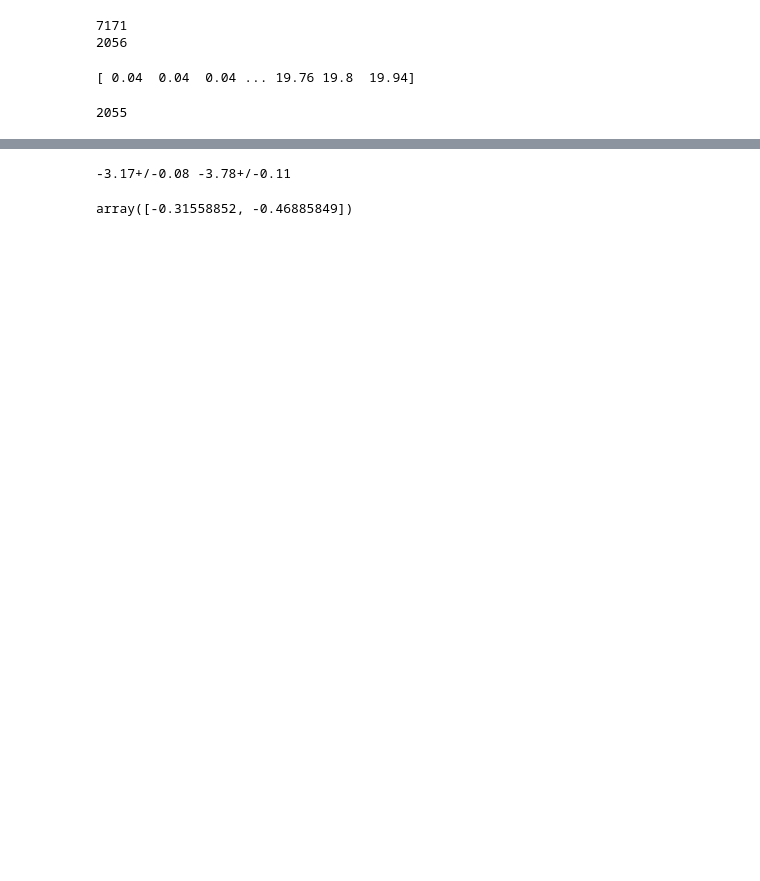
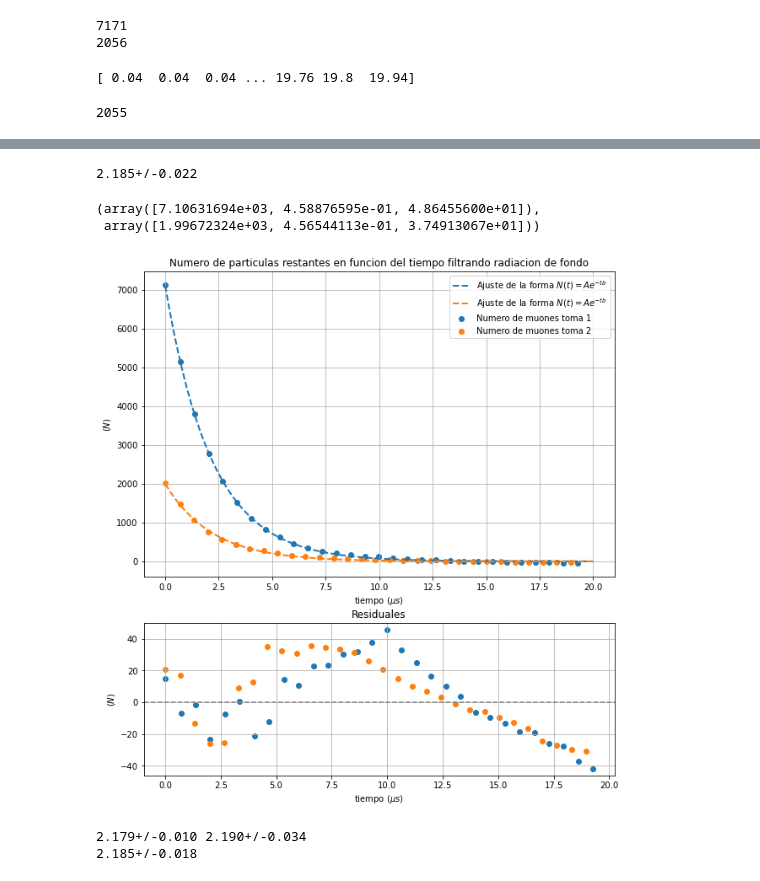
Before and after one commit to andresarias1105/Experimentos, a Jupyter notebook: Muones_fit.ipynb, the cells around one changed output, grey strips where cells are left out. Cells and saved outputs as stored; diff of their text form; code cells hidden in the pictures; blank space fills up the shorter version.

```diff
--- a/Muones_fit.ipynb
+++ b/Muones_fit.ipynb
@@ -266,12 +219,66 @@ plt.savefig("MuonDecayLinear.pdf",format="pdf")
-# %%
-b1l=ufloat(poptl[0],np.sqrt(pcovl[0,0]))
-b2l=ufloat(popt2l[0],np.sqrt(pcov2l[0,0]))
-t_obs1l=1/b1l
-t_obs2l=1/b2l
-print(t_obs1l,t_obs2l)
-# %% [output]
--3.17+/-0.08 -3.78+/-0.11
-# %%
-poptl
-# %% [output]
-array([-0.31558852, -0.46885849])
+# %%
+print(np.mean([t_obs1,t_obs2]))
+# %% [output]
+2.185+/-0.022
+# %%
+popt,popt2
+# %% [output]
+(array([7.10631694e+03, 4.58876595e-01, 4.86455600e+01]),
+ array([1.99672324e+03, 4.56544113e-01, 3.74913067e+01]))
+# %%
+def fit_lin(X,m,c):
+    return m*X+c
+
+def fit_exp2(X,a,b):
+    return a*np.exp(-b*X)
+
+fil1=(N_t[:-1]-popt[2])
+fil2=(N_t2[:-1]-popt2[2])
+fig3,(ax5,ax6)=plt.subplots(2,1,figsize=(10,11),gridspec_kw={'height_ratios': [2, 1]})
+
+poptf, pcovf = curve_fit(fit_exp2,bin_edges[:-1],fil1,maxfev=2000)
+x=np.linspace(0,20,100)
+ax5.plot(x, fit_exp2(x,*poptf), linewidth=2, label="Ajuste de la forma $N(t)=Ae^{-tb}$",ls="--")
+ax5.scatter(bin_edges[:-1],fil1,label="Numero de muones toma 1")
+
+popt2f, pcov2f = curve_fit(fit_exp2,bin_edges2[:-1],fil2,maxfev=1000)
+x=np.linspace(0,20,100)
+ax5.plot(x, fit_exp2(x,*popt2f), linewidth=2, label="Ajuste de la forma $N(t)=Ae^{-tb}$",ls="--")
+ax5.scatter(bin_edges2[:-1],fil2,label="Numero de muones toma 2")
+
+
+Residuals1l=fil1-fit_exp2(bin_edges[:-1],*poptf)
+ax6.scatter(bin_edges[:-1],Residuals1l)
+
+Residuals2l=fil2-fit_exp2(bin_edges[:-1],*popt2f)
+ax6.scatter(bin_edges2[:-1],Residuals2l)
+ax6.axhline(y=0,ls="--",c="gray")
+
+ax5.set_title("Numero de particulas restantes en funcion del tiempo filtrando radiacion de fondo")
+ax6.set_title("Residuales")
+
+ax5.set_xlabel("tiempo ($\mu s$)")
+ax6.set_xlabel("tiempo ($\mu s$)")
+
+
+ax5.set_ylabel("$(N)$")
+ax6.set_ylabel("$(N)$")
+ax5.grid()
+ax6.grid()
+ax5.legend()
+
+
+
+plt.savefig("MuonDecaybackgroud.pdf",format="pdf")
+# %% [output]
+[figure, added]
+# %%
+b1f=ufloat(poptf[1],np.sqrt(pcovf[1,1]))
+b2f=ufloat(popt2f[1],np.sqrt(pcov2f[1,1]))
+t_obsf=1/b1f
+t_obs2f=1/b2f
+print(t_obsf,t_obs2f)
+print(np.mean([t_obsf,t_obs2f]))
+# %% [output]
+2.179+/-0.010 2.190+/-0.034
+2.185+/-0.018
```
Also changed, not shown: parts of 14 cells of this notebook.
